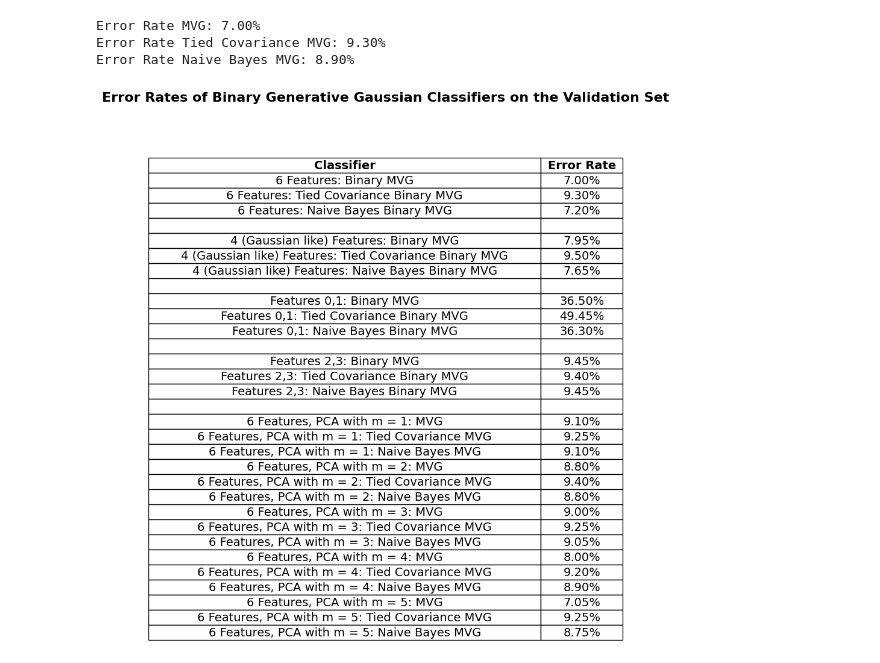
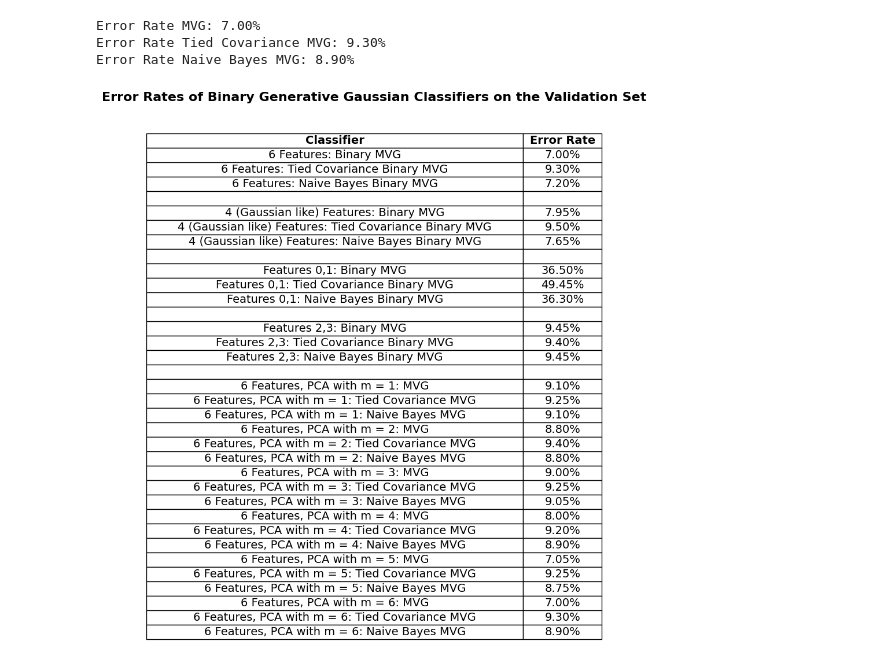
Before and after one commit to RiccardoRevalor/Fingerprint_Spoofing_Detection, a Jupyter notebook: gaussianClassifiers.ipynb, the cells around one changed output. Drawn from its saved outputs; the diff is of its cells as text; code cells hidden in the pictures.

```diff
--- a/gaussianClassifiers.ipynb
+++ b/gaussianClassifiers.ipynb
@@ -1370,32 +1370,32 @@ error_rates = [
 
 
 #for each m, add the error rates to the list
-for m in range(1, numFeatures):
+for m in range(1, numFeatures + 1):
     errorRates_m = errorRates[m-1]
     for model, errorRateModel in errorRates_m.items():
         error_rates.append((f"6 Features, PCA with m = {m}: {model}", errorRateModel))
     errorRates.append(("", ""))
 
 fig, ax = plt.subplots(figsize=(5, 2))
 ax.axis('tight')
 ax.axis('off')
 
 table_data = [[name, f"{error:.2%}"] if name != "" and error != "" else [None, None] for name, error in error_rates]
 table = ax.table(cellText=table_data, colLabels=["Classifier", "Error Rate"], loc="center")
 
 #center text in the cells
 for (i, j), cell in table.get_celld().items():
     if i == 0:
         cell.set_text_props(weight='bold')
     else:
         cell.set_text_props(ha='center', va='center')
 
 table.auto_set_font_size(False)
 table.set_fontsize(14)
 table.auto_set_column_width([0, 1])
 table.scale(1.5, 1.5)  # Adjust the scale for better visibility
 plt.title("Error Rates of Binary Generative Gaussian Classifiers on the Validation Set", fontsize=16, weight='bold', pad=300)
 plt.savefig("./models/ggm/error_rates_all_ggm_also_PCA", bbox_inches='tight', dpi=300) #save the figure with a resolution of 300 dpi
 plt.show()
 # %% [output]
-[figure, old version]
+[figure, new version]
```
Also changed, not shown: 1 other file.
